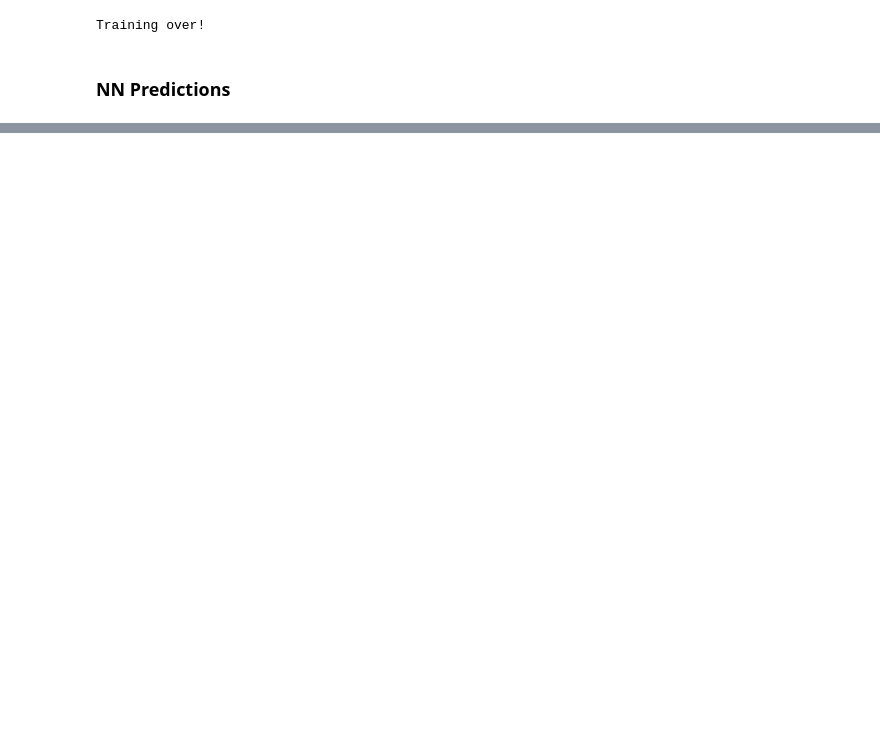
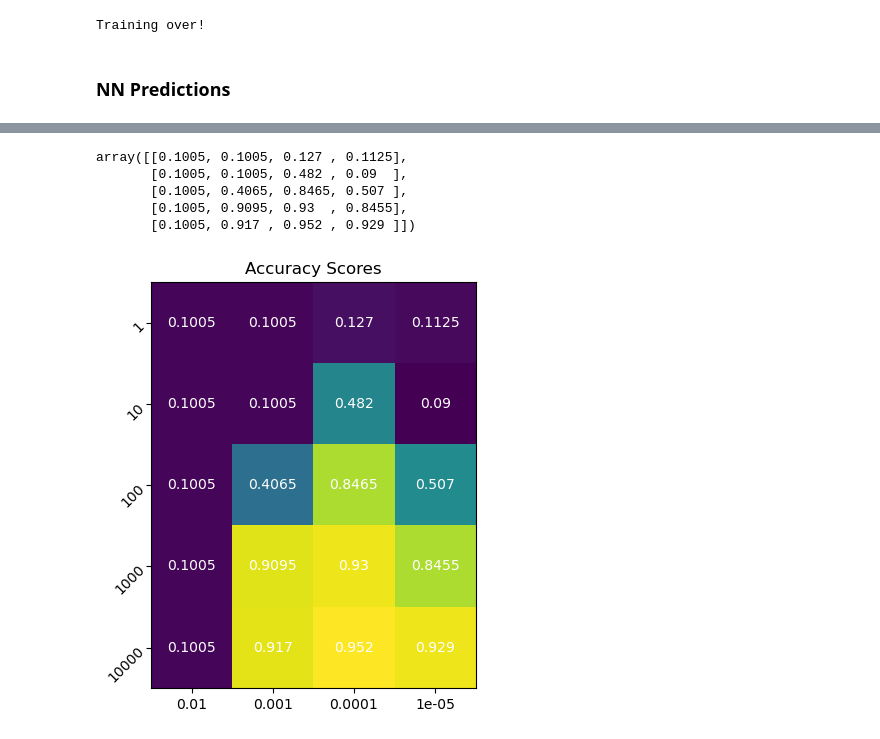
Before and after one commit to janorkan/portfolio, a Jupyter notebook: Neuronal Network on MNIST data/Neuronal Network on MNIST data.ipynb, the cells around one changed output, grey strips where cells are left out. Cells and saved outputs as stored; diff of their text form; code cells hidden in the pictures; blank space fills up the shorter version.

```diff
--- a/Neuronal Network on MNIST data/Neuronal Network on MNIST data.ipynb
+++ b/Neuronal Network on MNIST data/Neuronal Network on MNIST data.ipynb
@@ -214,0 +282,31 @@ Performance: 93.05%
+# %%
+performance = df_performance.to_numpy(dtype=float)
+performance
+# %% [output]
+array([[0.1005, 0.1005, 0.127 , 0.1125],
+       [0.1005, 0.1005, 0.482 , 0.09  ],
+       [0.1005, 0.4065, 0.8465, 0.507 ],
+       [0.1005, 0.9095, 0.93  , 0.8455],
+       [0.1005, 0.917 , 0.952 , 0.929 ]])
+# %%
+# Heatmap
+
+
+fig, ax = plt.subplots()
+im = ax.imshow(performance, cmap="viridis")
+
+ax.set_yticks(range(len(epochs)), labels=epochs,
+              rotation=45, ha="right", rotation_mode="anchor")
+ax.set_xticks(range(len(learning_rates)), labels=learning_rates)
+
+# Loop over data dimensions and create text annotations.
+for i in range(len(epochs)):
+    for j in range(len(learning_rates)):
+        text = ax.text(j, i, performance[i, j],
+                       ha="center", va="center",color="white")
+
+ax.set_title("Accuracy Scores")
+fig.tight_layout()
+plt.show()
+# %% [output]
+[figure, added]
```
Also changed, not shown: parts of 9 cells of this notebook.
